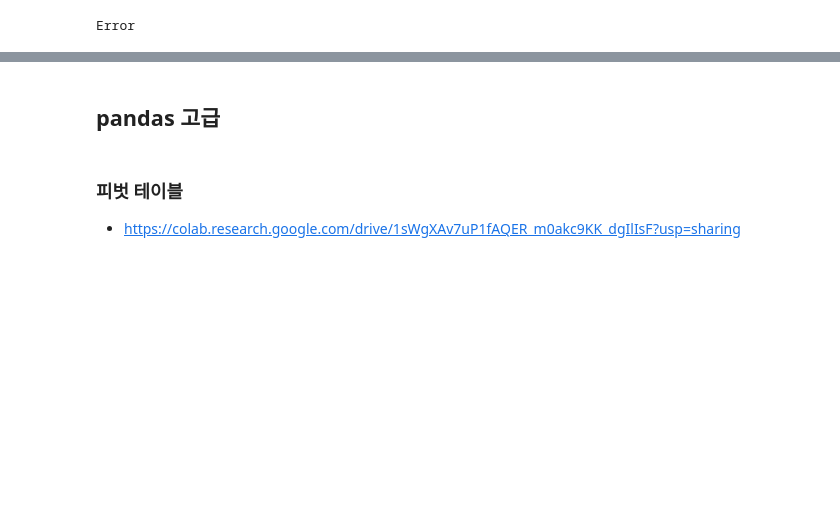
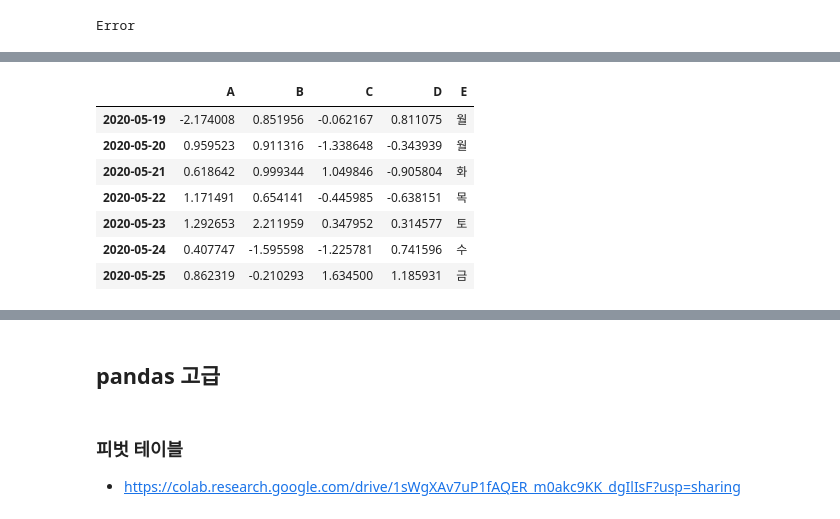
Before and after one commit to JiwooOh-kr/BusanAIDeveloperCourse_AI, a Jupyter notebook: 1_Analysis/4_데이터 준비_pandas.ipynb, the cells around one changed output, grey strips where cells are left out. Cells and saved outputs as stored; diff of their text form; code cells hidden in the pictures; blank space fills up the shorter version.

```diff
--- a/1_Analysis/4_데이터 준비_pandas.ipynb
+++ b/1_Analysis/4_데이터 준비_pandas.ipynb
@@ -639,3 +662,15 @@ df.head(3)
+# %%
+df['E'] = new_data
+df
+# %% [output]
+|  | A | B | C | D | E |
+| 2020-05-19 | -2.174008 | 0.851956 | -0.062167 | 0.811075 | 월 |
+| 2020-05-20 | 0.959523 | 0.911316 | -1.338648 | -0.343939 | 월 |
+| 2020-05-21 | 0.618642 | 0.999344 | 1.049846 | -0.905804 | 화 |
+| 2020-05-22 | 1.171491 | 0.654141 | -0.445985 | -0.638151 | 목 |
+| 2020-05-23 | 1.292653 | 2.211959 | 0.347952 | 0.314577 | 토 |
+| 2020-05-24 | 0.407747 | -1.595598 | -1.225781 | 0.741596 | 수 |
+| 2020-05-25 | 0.862319 | -0.210293 | 1.634500 | 1.185931 | 금 |
 # %%
 # axis = 0일 때는 index, axis = 1일 때는 column
 # inplace : 원본에 반영할 것인가
```
Also changed, not shown: parts of 56 cells of this notebook, 1 other file.
